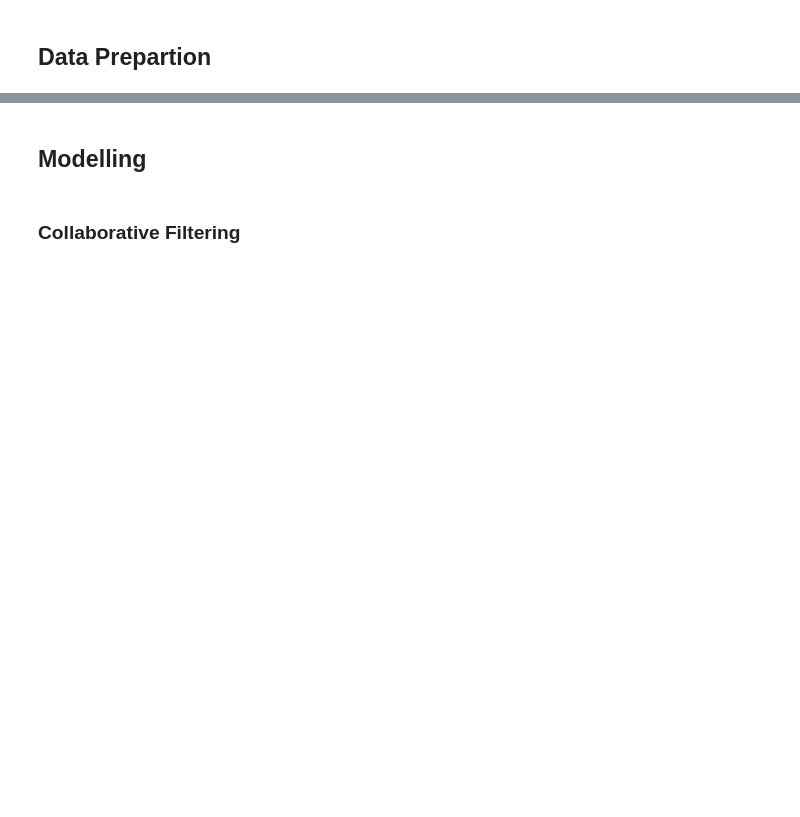
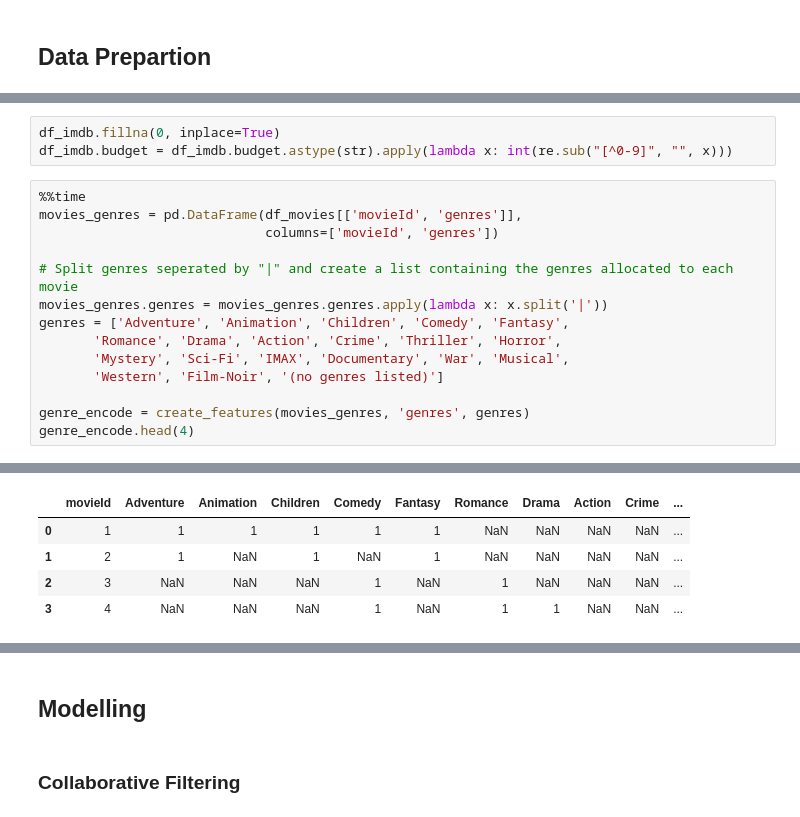
Before and after one commit to daniel-bru/ZM5-Recommender_System-2022, a Jupyter notebook: zm5-recommender-system-main.ipynb, the cells around one changed output, grey strips where cells are left out. Saved outputs shown, nothing was run; the diff lists cells and outputs as text; blank space fills up the shorter version.

```diff
--- a/zm5-recommender-system-main.ipynb
+++ b/zm5-recommender-system-main.ipynb
@@ -380,0 +439,18 @@ plt.show()
+# %%
+df_imdb.fillna(0, inplace=True)
+df_imdb.budget = df_imdb.budget.astype(str).apply(lambda x: int(re.sub("[^0-9]", "", x)))
+# %%
+%%time
+movies_genres = pd.DataFrame(df_movies[['movieId', 'genres']],
+                             columns=['movieId', 'genres'])
+
+# Split genres seperated by "|" and create a list containing the genres allocated to each movie
+movies_genres.genres = movies_genres.genres.apply(lambda x: x.split('|'))
+genres = ['Adventure', 'Animation', 'Children', 'Comedy', 'Fantasy',
+       'Romance', 'Drama', 'Action', 'Crime', 'Thriller', 'Horror',
+       'Mystery', 'Sci-Fi', 'IMAX', 'Documentary', 'War', 'Musical',
+       'Western', 'Film-Noir', '(no genres listed)']
+
+genre_encode = create_features(movies_genres, 'genres', genres)
+genre_encode.head(4)
+# %% [output]
@@ -380,0 +459,5 @@ plt.show()
+|  | movieId | Adventure | Animation | Children | Comedy | Fantasy | Romance | Drama | Action | Crime | ... |
+| 0 | 1 | 1 | 1 | 1 | 1 | 1 | NaN | NaN | NaN | NaN | ... |
+| 1 | 2 | 1 | NaN | 1 | NaN | 1 | NaN | NaN | NaN | NaN | ... |
+| 2 | 3 | NaN | NaN | NaN | 1 | NaN | 1 | NaN | NaN | NaN | ... |
+| 3 | 4 | NaN | NaN | NaN | 1 | NaN | 1 | 1 | NaN | NaN | ... |
```
Also changed, not shown: parts of 69 cells of this notebook.
